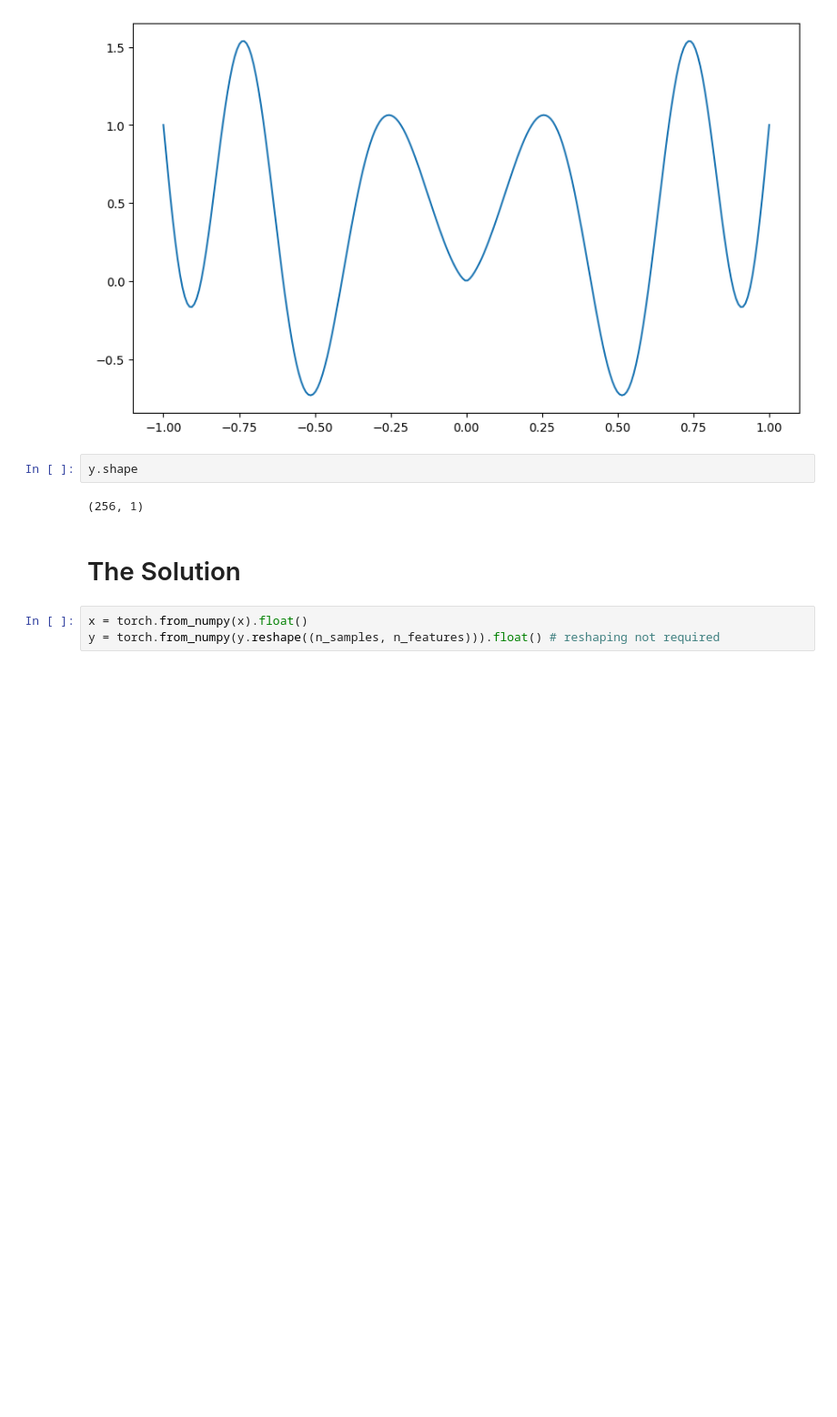
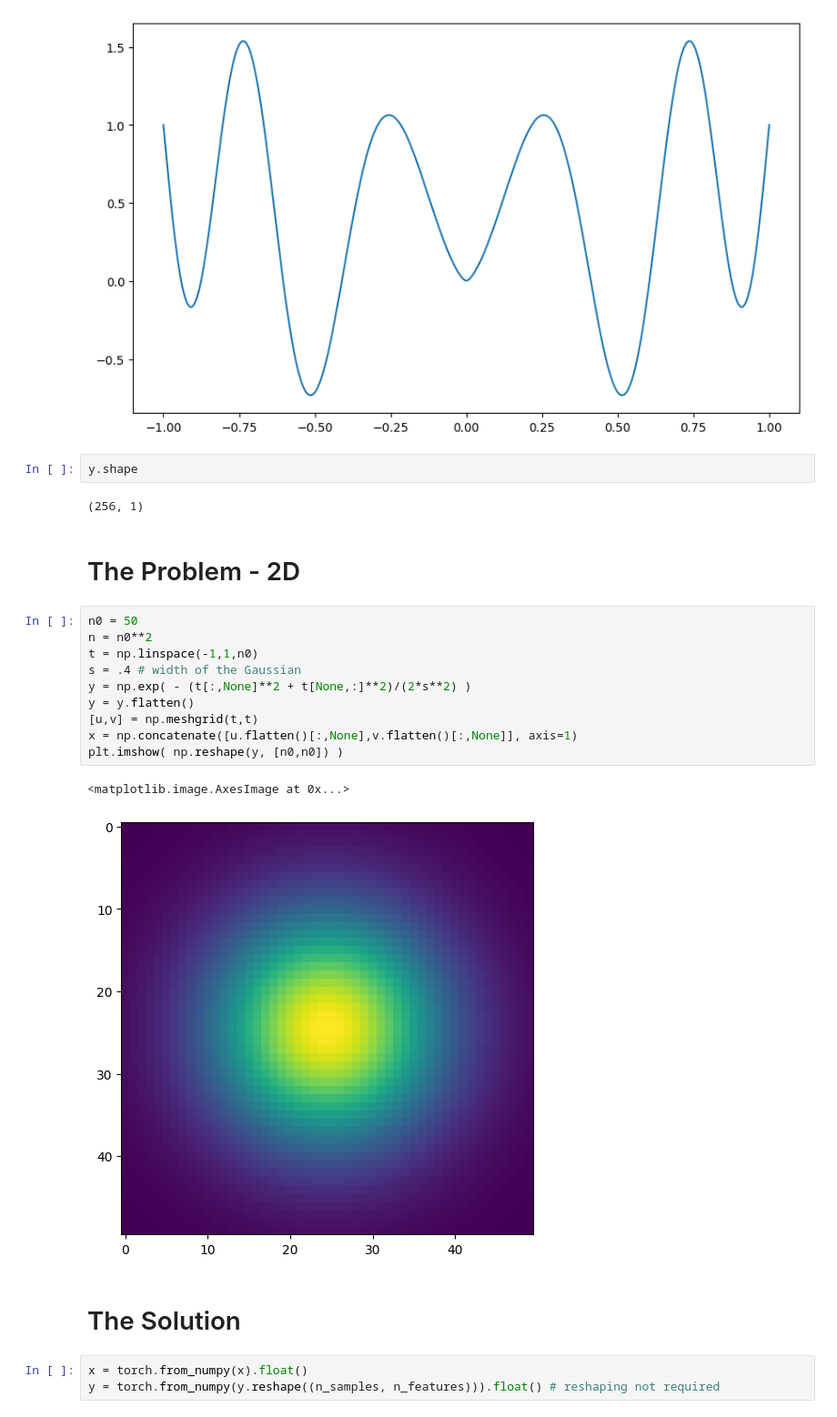
Before and after one commit to harshit-kapadia/pytorch_learn, a Jupyter notebook: notebooks/04_Feedforward_Neural_Net.ipynb, the cells around one changed output. Shown at 91% size. Drawn from its saved outputs; the diff is of its cells as text; blank space fills up the shorter version.

```diff
--- a/notebooks/04_Feedforward_Neural_Net.ipynb
+++ b/notebooks/04_Feedforward_Neural_Net.ipynb
@@ -46,6 +46,21 @@ plt.plot(x, y)
 y.shape
 # %% [output]
 (256, 1)
+# %% [markdown]
+# The Problem - 2D
+# %%
+n0 = 50
+n = n0**2
+t = np.linspace(-1,1,n0)
+s = .4 # width of the Gaussian
+y = np.exp( - (t[:,None]**2 + t[None,:]**2)/(2*s**2) )
+y = y.flatten()
+[u,v] = np.meshgrid(t,t)
+x = np.concatenate([u.flatten()[:,None],v.flatten()[:,None]], axis=1)
+plt.imshow( np.reshape(y, [n0,n0]) )
+# %% [output]
+<matplotlib.image.AxesImage at 0x...>
+[figure, added]
 # %% [markdown]
 # The Solution
 # %%
```
Also changed, not shown: parts of 19 cells of this notebook.
